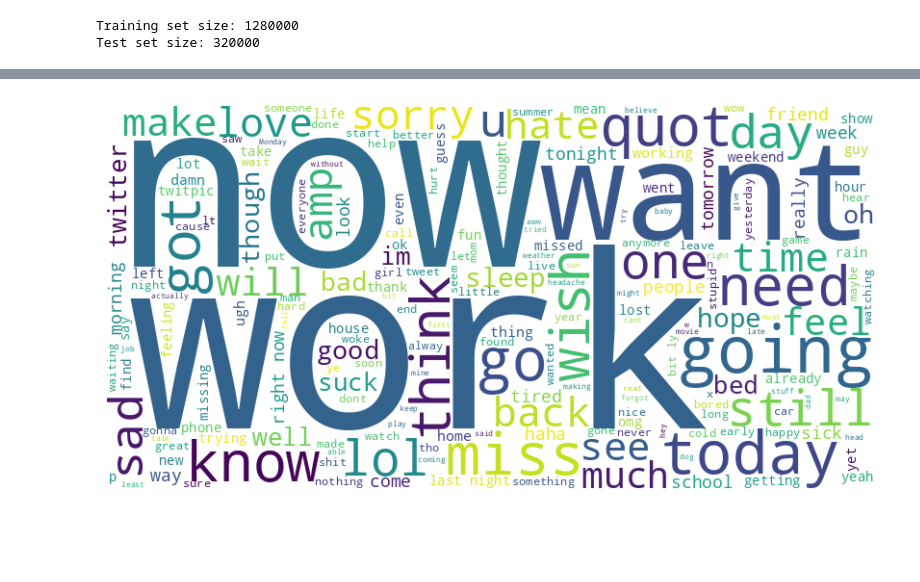
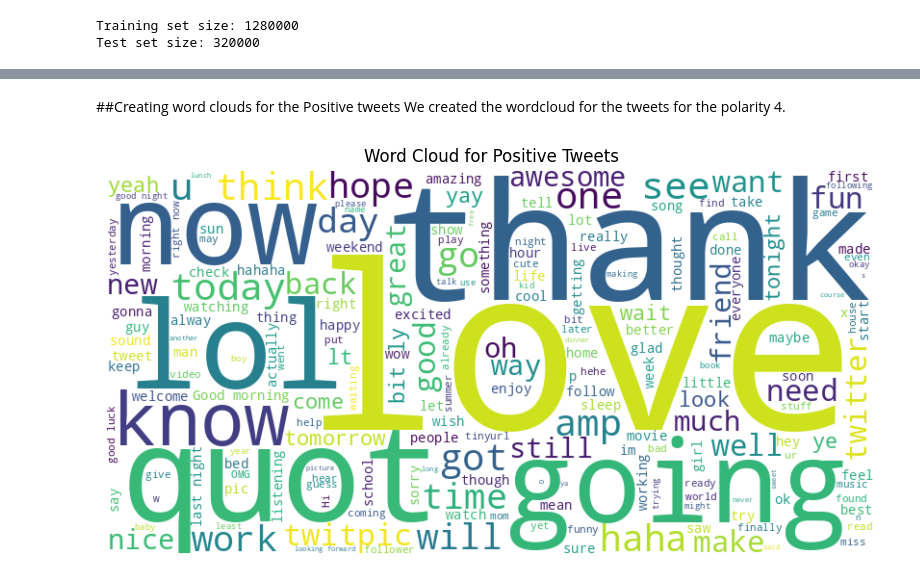
Before and after one commit to AshutoshDhungana/hate_speech_NLP, a Jupyter notebook: Sentiment_Analysis.ipynb, the cells around one changed output, grey strips where cells are left out. Saved outputs shown, nothing was run; the diff lists cells and outputs as text; code cells hidden in the pictures; blank space fills up the shorter version.

```diff
--- a/Sentiment_Analysis.ipynb
+++ b/Sentiment_Analysis.ipynb
@@ -140,22 +190,23 @@ plt.show()
+# %% [markdown]
+##Creating word clouds for the Positive tweets
+We created the wordcloud for the tweets for the polarity 4.
 # %%
-# prompt: now create the word cloud for the "text_of_tweet"' with the polarity 0, without editing out the stop words and punctuations
+# prompt: now create the word cloud for the "text_of_tweet"' with the polarity 4
 
-from wordcloud import WordCloud
-import matplotlib.pyplot as plt
+# Filter tweets with polarity 4
+positive_tweets = df[df['polarity'] == 4][' "text_of_tweet"'].astype(str)
 
-# Filter tweets with polarity 0
-negative_tweets = df[df['polarity'] == 0][' "text_of_tweet"'].astype(str)
+# Combine positive tweets into a single string
+positive_text = " ".join(positive_tweets)
 
-# Combine negative tweets into a single string
-negative_text = " ".join(negative_tweets)
+# Generate the word cloud for positive tweets
+positive_wordcloud = WordCloud(width=800, height=400, background_color='white').generate(positive_text)
 
-# Generate the word cloud
-wordcloud_negative = WordCloud(width=800, height=400, background_color='white').generate(negative_text)
-
-# Display the word cloud
+# Display the word cloud for positive tweets
 plt.figure(figsize=(10, 5))
-plt.imshow(wordcloud_negative, interpolation='bilinear')
+plt.imshow(positive_wordcloud, interpolation='bilinear')
 plt.axis('off')
+plt.title("Word Cloud for Positive Tweets")
 plt.show()
 # %% [output]
-[figure, old version]
+[figure, new version]
```
Also changed, not shown: parts of 18 cells of this notebook.
